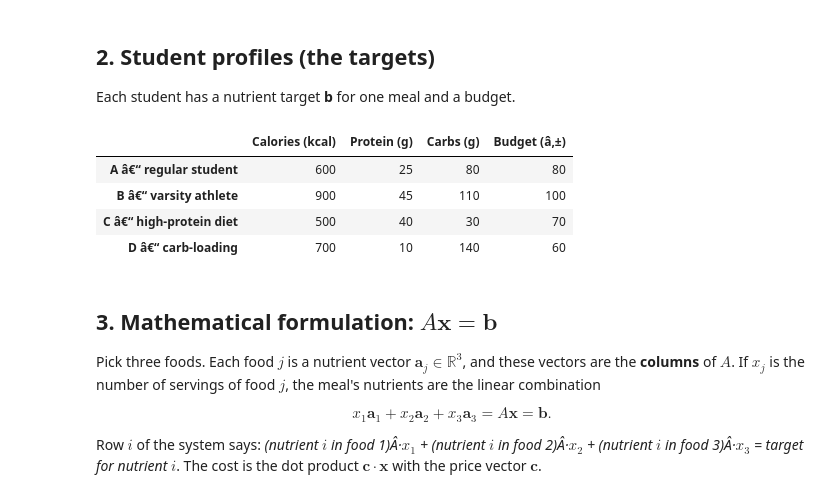
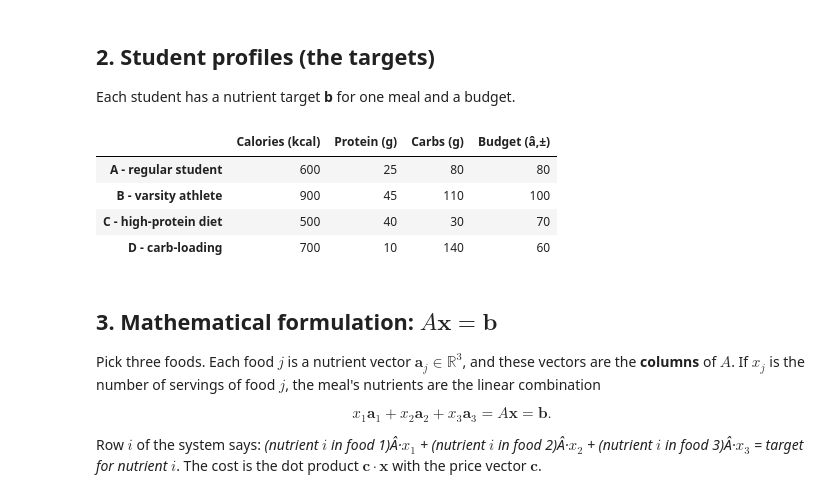
Before and after one commit to caiouw/linearalgebraproject, a Jupyter notebook: Budget_Meal_Planner.ipynb, the cells around one changed output. Saved outputs shown, nothing was run; the diff lists cells and outputs as text; code cells hidden in the pictures.

```diff
--- a/Budget_Meal_Planner.ipynb
+++ b/Budget_Meal_Planner.ipynb
@@ -75,20 +74,21 @@ food_table
 
 Each student has a nutrient target **b** for one meal and a budget.
 # %%
+#                          kcal  protein  carbs  budget(â‚±)
 STUDENTS = {
-    #                       kcal protein carbs  budget(â‚±)
-    "A â€“ regular student":   (600, 25,  80,  80),
-    "B â€“ varsity athlete":   (900, 45, 110, 100),
-    "C â€“ high-protein diet": (500, 40,  30,  70),
-    "D â€“ carb-loading":      (700, 10, 140,  60),
+    "A - regular student":   (600,  25,   80,   80),
+    "B - varsity athlete":   (900,  45,  110,  100),
+    "C - high-protein diet": (500,  40,   30,   70),
+    "D - carb-loading":      (700,  10,  140,   60),
 }
+
 pd.DataFrame(STUDENTS, index=NUTRIENTS + ["Budget (â‚±)"]).T
 # %% [output]
 |  | Calories (kcal) | Protein (g) | Carbs (g) | Budget (â‚±) |
-| A â€“ regular student | 600 | 25 | 80 | 80 |
-| B â€“ varsity athlete | 900 | 45 | 110 | 100 |
-| C â€“ high-protein diet | 500 | 40 | 30 | 70 |
-| D â€“ carb-loading | 700 | 10 | 140 | 60 |
+| A - regular student | 600 | 25 | 80 | 80 |
+| B - varsity athlete | 900 | 45 | 110 | 100 |
+| C - high-protein diet | 500 | 40 | 30 | 70 |
+| D - carb-loading | 700 | 10 | 140 | 60 |
 # %% [markdown]
 ## 3. Mathematical formulation: $A\mathbf{x} = \mathbf{b}$
 
```
Also changed, not shown: parts of 16 cells of this notebook, 6 other files.
